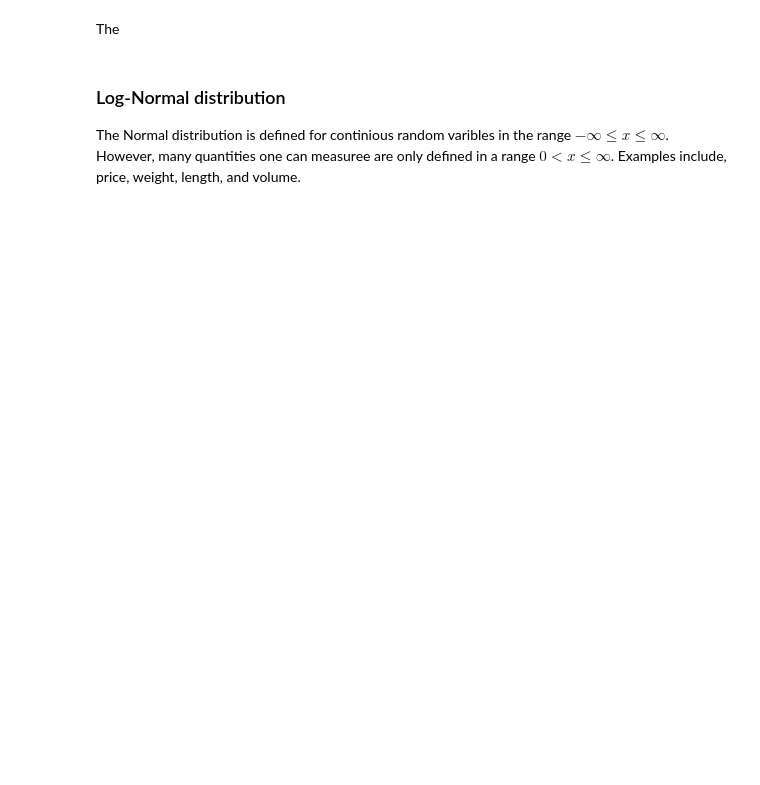
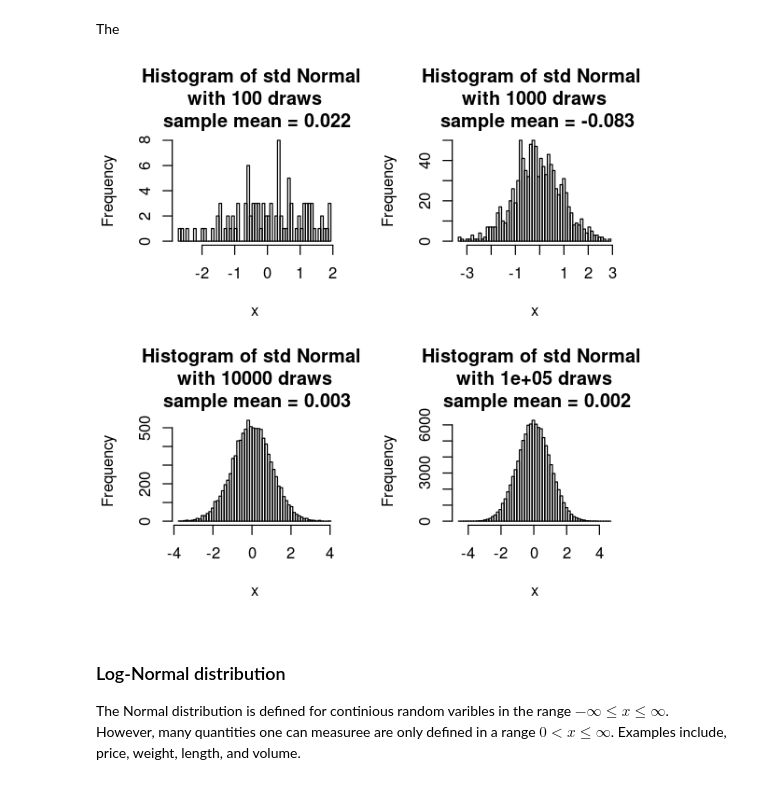
Before and after one commit to LeoSalemann/DataScience410, a Jupyter notebook: Lecture3/IntroToDistributions.ipynb, the cells around one changed output. Cells and saved outputs as stored; diff of their text form; code cells hidden in the pictures; blank space fills up the shorter version.

```diff
--- a/Lecture3/IntroToDistributions.ipynb
+++ b/Lecture3/IntroToDistributions.ipynb
@@ -293,21 +345,23 @@ The
 # %%
 # Try different numbers of random draws
 n = c(100, 1000, 10000, 100000)
 norms = lapply(n, function(x) rnorm(x))
 
 
 norm.hist = function(x, n) {
   xbar = as.character(round(mean(x), digits = 3))
-  title = paste('Histogram of std Normal with', as.character(n),
+  title = paste('Histogram of std Normal \n with', as.character(n),
                 'draws \n', 'sample mean =', xbar)
   breaks = seq(min(x), max(x), length.out = 61)
   hist(x, breaks = breaks, main = title)
 }
 
 options(repr.plot.width=5, repr.plot.height=5) ## Set the plot area.
 par(mfrow = c(2,2))
 invisible(Map(norm.hist, norms, n)) ## Map interates over multiple lists
 par(mfrow = c(1,1))
+# %% [output]
+[figure, added]
 # %% [markdown]
 ### Log-Normal distribution
 
```
Also changed, not shown: parts of 20 cells of this notebook.
